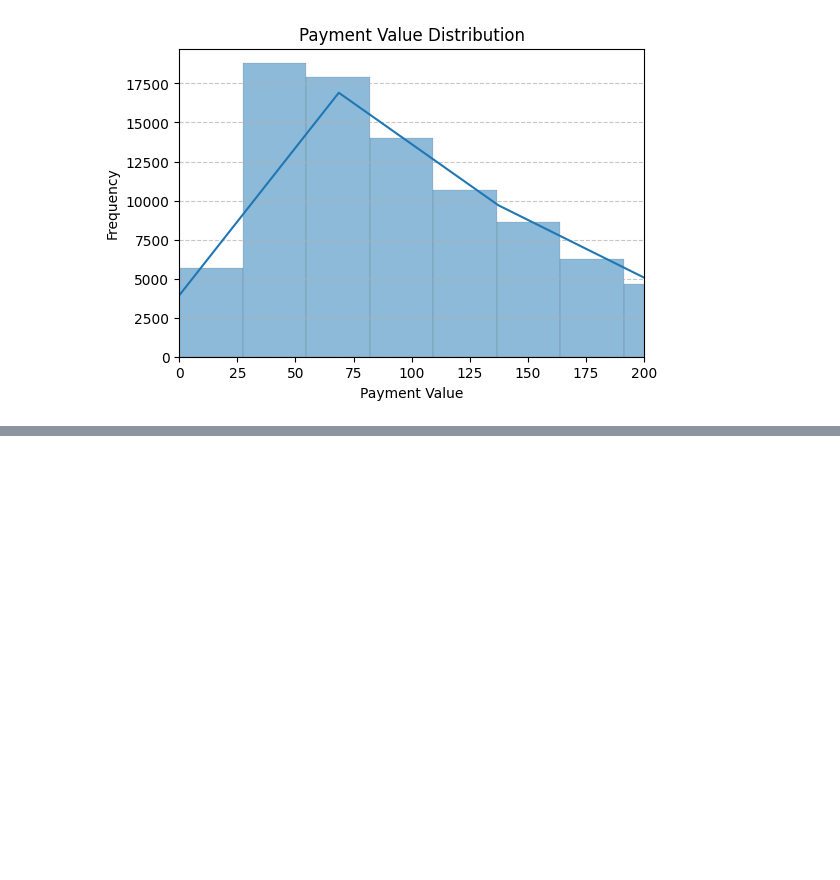
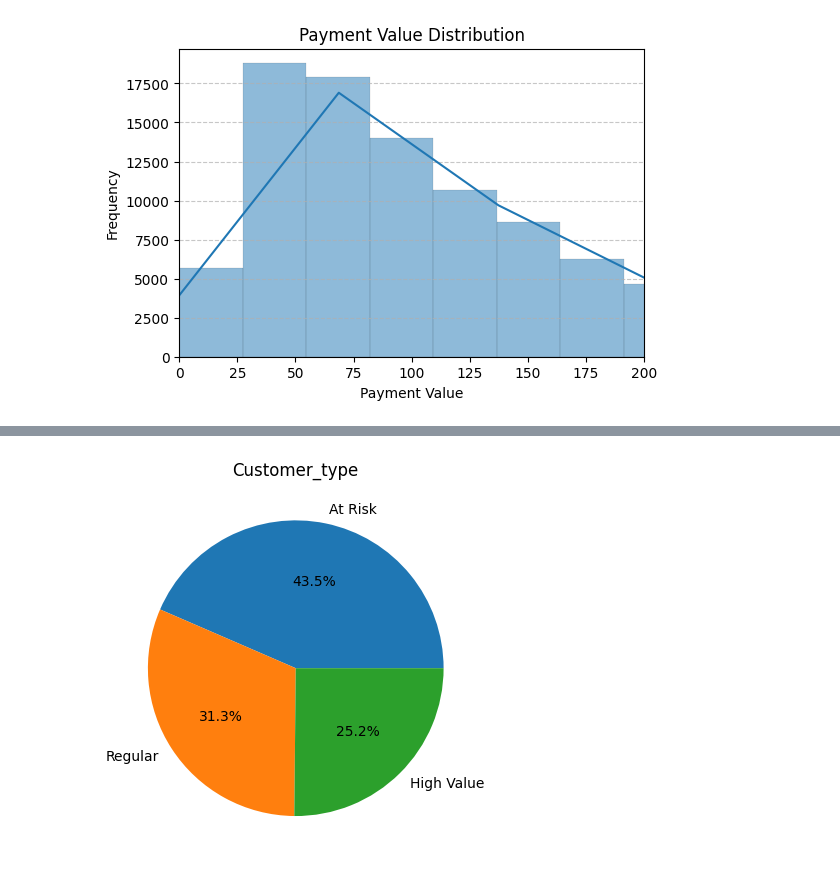
Before and after one commit to iamharish22/ecommerce-data-analysis-project, a Jupyter notebook: python/ecommerce_anaylsis.ipynb, the cells around one changed output, grey strips where cells are left out. Cells and saved outputs as stored; diff of their text form; code cells hidden in the pictures; blank space fills up the shorter version.

Commit message:
Perform RFM and Customer Segmentation

```diff
--- a/python/ecommerce_anaylsis.ipynb
+++ b/python/ecommerce_anaylsis.ipynb
@@ -230,3 +226,19 @@ plt.grid(axis="y", linestyle="--", alpha=0.7)
 plt.show()
 # %% [output]
 [figure]
+# %%
+# Performing RFM
+# Merge tables of perform RFM
+df = df_orders.merge(df_orderspayments, on = "order_id")
+df = df.merge(df_customer, on= "customer_id")
+
+# finding last order date in dataset
+last_active_date = df["order_purchase_timestamp"].max()
+
+#Finding RFM value using lambda function
+rfm = df.groupby("customer_id").agg({"order_purchase_timestamp": lambda x: (last_active_date - x.max()).days,
+                                         "order_id": "count",
+                                         "payment_value": "sum"})
+# rename columns
+rfm.columns = ["recency","frequency","monetery"]
+rfm.head()
@@ -232,0 +253,21 @@ plt.show()
+# %%
+# Score Customers
+rfm['r_score'] = pd.qcut(rfm['recency'], 4, labels=[4,3,2,1])
+rfm['f_score'] = pd.qcut(rfm['frequency'].rank(method='first'), 4, labels=[4,3,2,1])
+rfm['m_score'] = pd.qcut(rfm['monetery'], 4, labels=[1,2,3,4])
+
+# create segments
+rfm["segment"] = rfm["r_score"].astype(str)+ rfm["f_score"].astype(str)
+
+
+# make segment more clear
+def segment_customer(row):
+    if row['r_score'] >= 3 and row['f_score'] >= 3:
+        return 'High Value'
+    elif row['r_score'] >= 2 and row['f_score'] >= 2:
+        return 'Regular'
+    else:
+        return 'At Risk'
+
+rfm['Customer_Type'] = rfm.apply(segment_customer, axis=1)
+rfm.head()
@@ -232,0 +282,8 @@ plt.show()
+# %%
+# Pie chart for customer segementation
+rfm["Customer_Type"].value_counts().plot(kind = "pie",autopct='%1.1f%%')
+plt.title("Customer_type")
+plt.ylabel("")
+plt.show()
+# %% [output]
+[figure, added]
```
Also changed, not shown: parts of 5 cells of this notebook, 1 other file.
